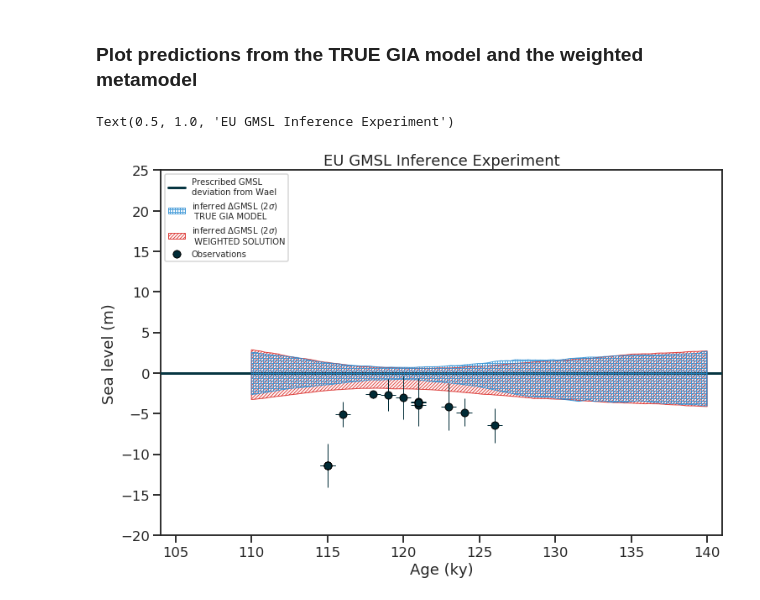
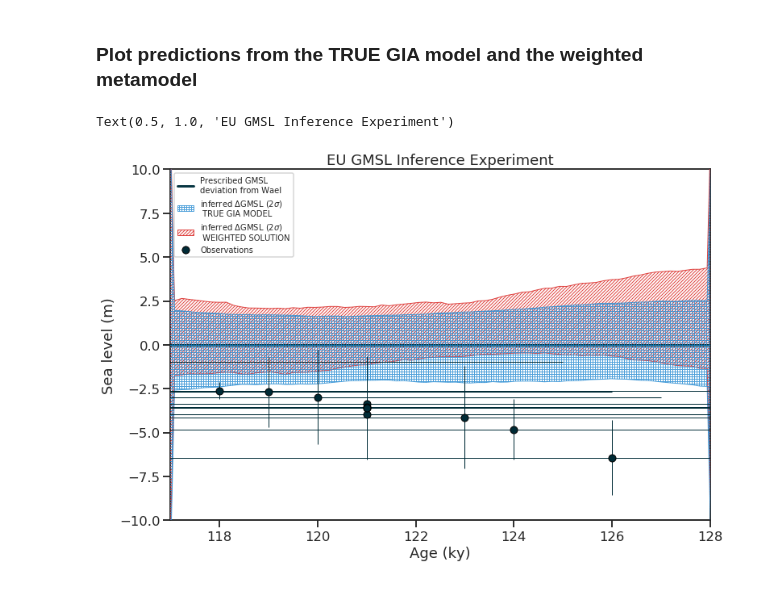
Before and after one commit to blakedyer/EU_LIG, a Jupyter notebook: notebooks/Bayesian Gaussian Process Regression.ipynb, the cells around one changed output. Saved outputs shown, nothing was run; the diff lists cells and outputs as text; code cells hidden in the pictures.

Commit message:
New Inference Model and Experiments
forced large white noise kernel beyond LIG bounds

```diff
--- a/notebooks/Bayesian Gaussian Process Regression.ipynb
+++ b/notebooks/Bayesian Gaussian Process Regression.ipynb
@@ -661,2 +1024,6 @@ weighted_gmsl_trace = weighted_trace(pred_traces, weights)
+# %%
+filter_for_models=model_names[true_choice]
+comp_filtered = pm.compare(filtered_posteriors(filter_for_models,comparison), ic="loo", b_samples=10000)
+inference_true = weighted_trace(filtered_posteriors(filter_for_models,predictions_with_esl),comp_filtered)
 # %% [markdown]
 ### Plot predictions from the TRUE GIA model and the weighted metamodel
@@ -1555,7 +1533,7 @@ The estimated number of effective samples is smaller than 200 for some parameter
 ## Calculate relative model weights for all inferences
 We use leave-one-out (loo) cross validation with an Akaike-type weighting. The weights are stabilized using a Bayesian bootstrap. https://arviz-devs.github.io/arviz/generated/arviz.compare.html
 # %%
-comp = pm.compare(comparison, ic="loo", b_samples=100000) #overkill on samples, but it is fast enough
+comp = pm.compare(comparison, ic="loo", b_samples=10000,) #overkill on samples, but it is fast enough
 # %% [markdown]
 ### Add GIA model parameters and identify TRUE model in Dataframe
 # %%
@@ -1751,2 +1739,13 @@ if comp3['weight'][true_model_prediction_index]<0.1:
 # %% [output]
 [interactive output not drawn]
+# %%
+def weighted_trace(pred_list, comp, var="f_pred"):
+    new_weights = comp['weight'].values.astype(float)
+    new_weights = np.repeat(new_weights, pred_list[comp.index.values[0]]['f_pred'].shape[0], axis=0)
+    new_weights = new_weights / np.sum(new_weights)
+
+    test = [pred_list[p][var] for p in comp.index.values]
+    C = np.random.choice(np.arange(np.vstack(test).shape[0]), 20000, p=new_weights)
+    weighted_trace = np.vstack(test)[C, :]
+
+    return weighted_trace
@@ -1758,3 +1771,7 @@ weighted_gmsl_trace = weighted_trace(pred_traces[:weights.size], weights)
+# %%
+filter_for_models=list(pred_traces.keys())
+comp_filtered = pm.compare(filtered_posteriors(filter_for_models,comparison), ic="loo", b_samples=10000)
+inference_filtered = weighted_trace(filtered_posteriors(filter_for_models,pred_traces),comp_filtered)
 # %% [markdown]
 ### Plot predictions from the TRUE GIA model and the weighted metamodel
 # %%
@@ -1786,14 +1803,10 @@ plt.errorbar(
 )
 
 
-index_of_prediction_from_true = np.where(comp3.index==model_names[true_choice])[0][0]
-try:
-    pred_samples = pred_traces[index_of_prediction_from_true]
-except IndexError:
-    pred_samples = pred_traces[-1]
-bot = np.percentile(np.array(pred_samples["f_pred"]), 2.5, axis=0)
-top = np.percentile(np.array(pred_samples["f_pred"]), 97.5, axis=0)
-mean = np.mean(np.array(pred_samples["f_pred"]), axis=0)
+inference = inference_filtered
+bot = np.nanpercentile(inference, 2.5, axis=0)
+top = np.nanpercentile(inference, 97.5, axis=0)
+mean = np.nanmean(inference, axis=0)
 
 plt.gca().fill_between(
     X_new.ravel(),
@@ -1806,36 +1819,37 @@ plt.gca().fill_between(
     lw=1,
     ec="#268bd2",
     aa=True,
     capstyle="round",
     hatch=r"++++",
 )
 
+inference = pred_traces[model_names[true_choice]]['f_pred']
+bot = np.nanpercentile(inference, 2.5, axis=0)
+top = np.nanpercentile(inference, 97.5, axis=0)
+mean = np.nanmean(inference, axis=0)
 
-bot = np.percentile(weighted_gmsl_trace, 2.5, axis=0)
-top = np.percentile(weighted_gmsl_trace, 97.5, axis=0)
-mean = np.mean(weighted_gmsl_trace, axis=0)
 
 plt.gca().fill_between(
     X_new.ravel(),
     bot,
     top,
     fc="none",
     zorder=3,
     alpha=.9,
     label="inferred $\Delta$GMSL (2$\sigma$)\n WEIGHTED SOLUTION",
     lw=1,
     ec="#dc322f",
     aa=True,
     capstyle="round",
     hatch="//////",
 )
 
-plt.gca().set_xlim(LIG_END-13, LIG_START+13)
-plt.gca().set_ylim(-20, 25)
+plt.gca().set_xlim(LIG_END, LIG_START)
+plt.gca().set_ylim(-10, 10)
 plt.legend(loc="upper left", frameon=True, fontsize=10)
 plt.gca().set_xlabel("Age (ky)")
 plt.gca().set_ylabel("Sea level (m)")
 plt.gca().set_title("EU GMSL Inference Experiment")
 # %% [output]
 Text(0.5, 1.0, 'EU GMSL Inference Experiment')
-[figure, old version]
+[figure, new version]
```
Also changed, not shown: parts of 83 cells of this notebook, 2 other files.
